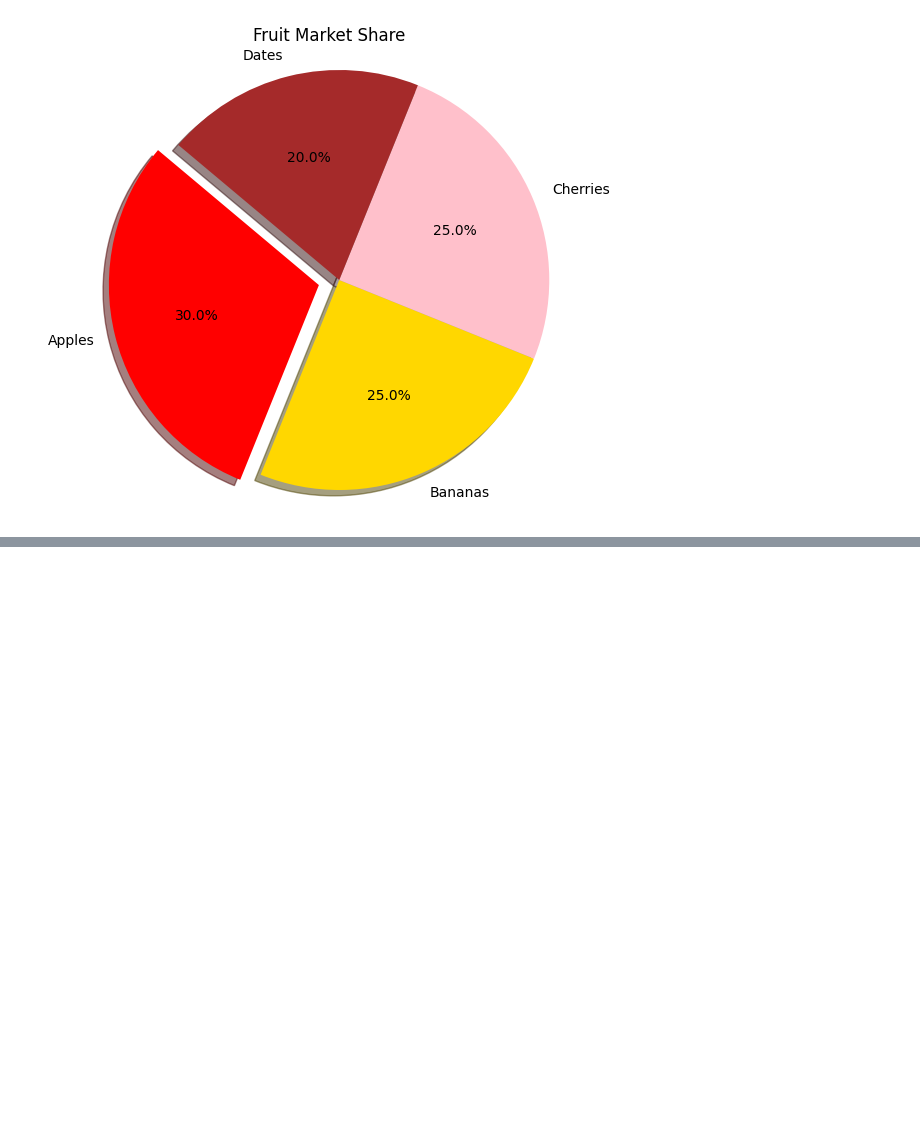
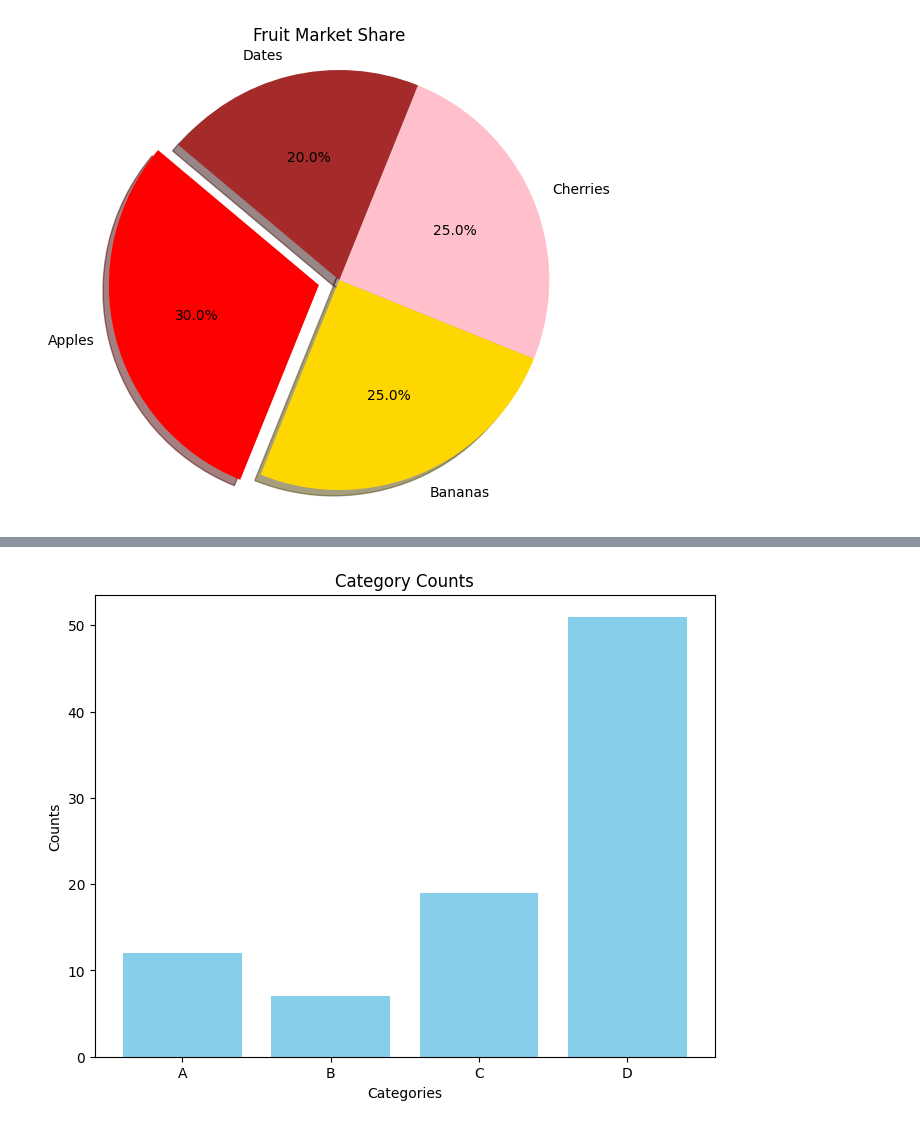
Before and after one commit to EyupTekne/Machine_Learning, a Jupyter notebook: visualization.ipynb, the cells around one changed output, grey strips where cells are left out. Saved outputs shown, nothing was run; the diff lists cells and outputs as text; code cells hidden in the pictures; blank space fills up the shorter version.

```diff
--- a/visualization.ipynb
+++ b/visualization.ipynb
@@ -272,0 +296,21 @@ plt.show()
+# %%
+#Bar Chart of Category Counts Task:Given categories ['A','B','C','D'] and counts [12,7,19,51],makes a bar chart with title and axis labels
+import matplotlib.pyplot as plt
+
+# Data for categories and counts
+categories = ['A', 'B', 'C', 'D']
+counts = [12, 7, 19, 51]
+
+# Create the bar chart
+plt.figure(figsize=(8, 6))
+plt.bar(categories, counts, color='skyblue')
+
+# Add labels and title
+plt.title('Category Counts')
+plt.xlabel('Categories')
+plt.ylabel('Counts')
+
+# Display the plot
+plt.show()
+# %% [output]
+[figure, added]
```
Also changed, not shown: parts of 4 cells of this notebook.
